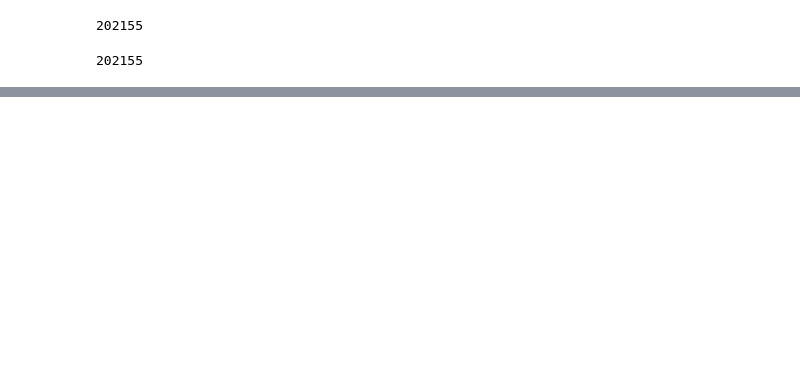
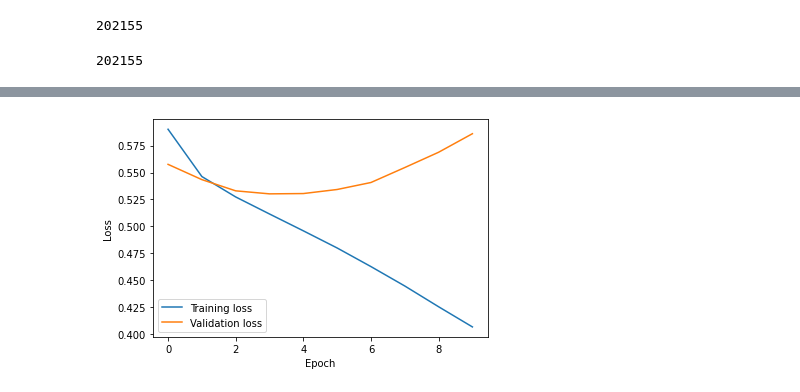
Before and after one commit to TanmayPK/CS6140-Project, a Jupyter notebook: Sarcasm_Detection.ipynb, the cells around one changed output, grey strips where cells are left out. Drawn from its saved outputs; the diff is of its cells as text; code cells hidden in the pictures; blank space fills up the shorter version.

```diff
--- a/Sarcasm_Detection.ipynb
+++ b/Sarcasm_Detection.ipynb
@@ -827,0 +881,9 @@ len(y_test)
+# %%
+plt.plot(lstm_t_losses[:10], label = "Training loss")
+plt.plot(lstm_v_losses[:10], label = "Validation loss")
+plt.legend()
+plt.xlabel("Epoch")
+plt.ylabel("Loss")
+plt.show()
+# %% [output]
+[figure, added]
```
Also changed, not shown: parts of 13 cells of this notebook.
